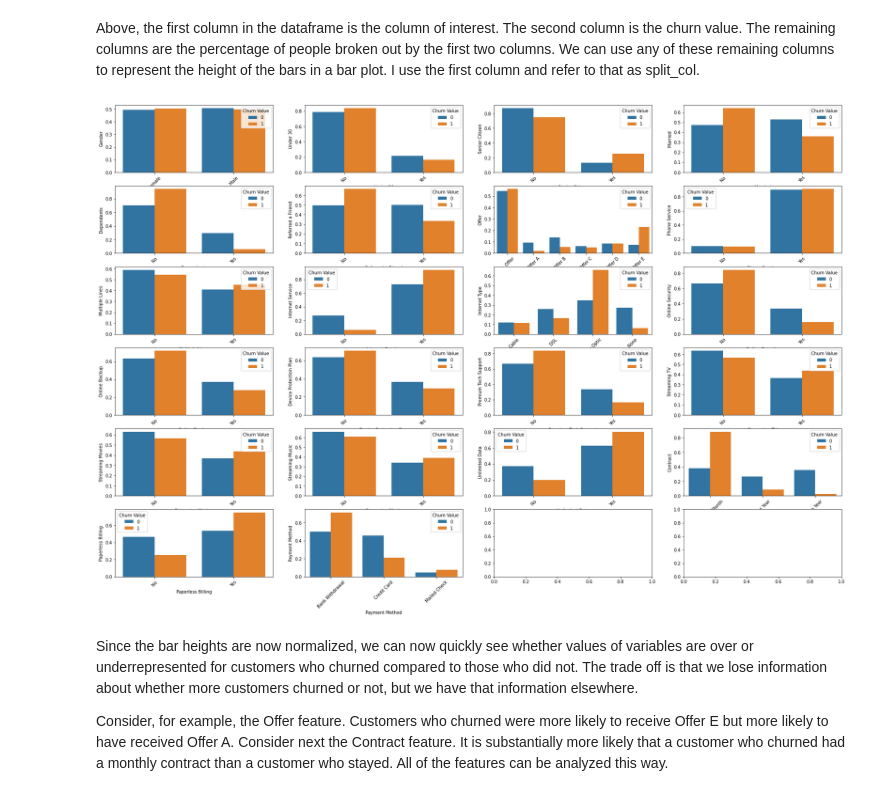
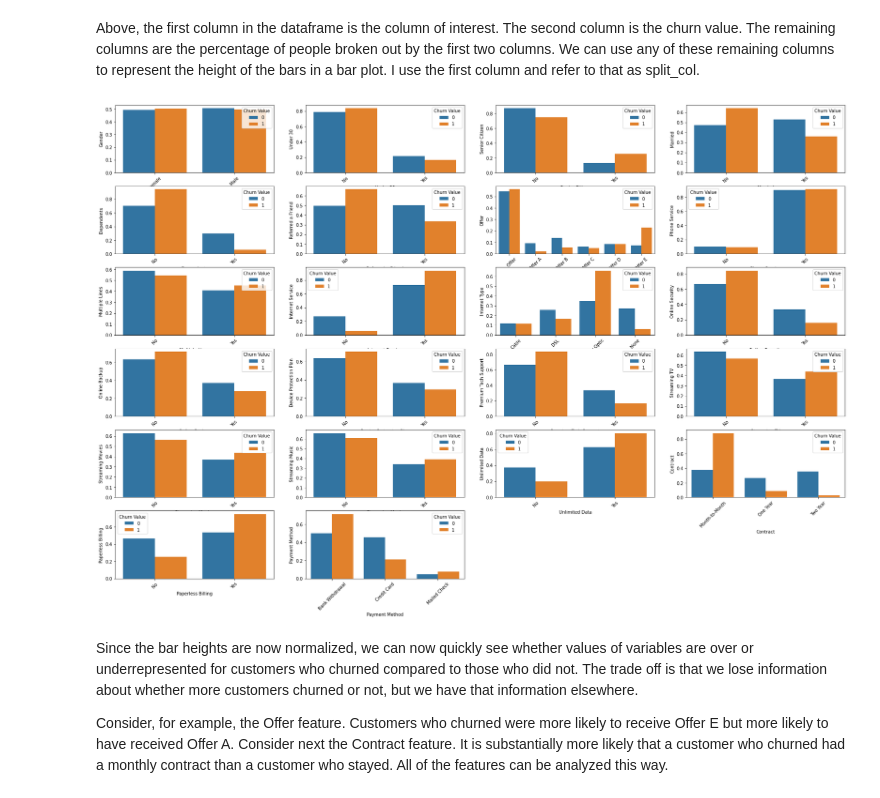
Before and after one commit to penichols10/telco_churn, a Jupyter notebook: telco_churn.ipynb, the cells around one changed output. Cells and saved outputs as stored; diff of their text form; code cells hidden in the pictures.

```diff
--- a/telco_churn.ipynb
+++ b/telco_churn.ipynb
@@ -303,4 +297,8 @@ fig, axes = plt.subplots(5, 4, figsize=(25,20))
 
 for i, (ax, col) in enumerate(zip(np.ravel(axes), df[numerical].columns)):
     sns.histplot(data=df[numerical], x=col, ax=ax)
+
+for i, ax in enumerate(np.ravel(axes)):
+        if i > len(df[numerical].columns)-1:
+            ax.axis('off')
 # %% [output]
@@ -315,4 +313,8 @@ fig, axes = plt.subplots(4, 5, figsize=(25,20))
 
 for i, (ax, col) in enumerate(zip(np.ravel(axes), df[numerical].columns)):
     sns.violinplot(data=df[numerical],  x=df['Churn Value'], y=col, inner='quartile', ax=ax)
+
+for i, ax in enumerate(np.ravel(axes)):
+        if i > len(df[numerical].columns)-1:
+            ax.axis('off')
 # %% [output]
@@ -337,4 +339,8 @@ fig, axes = plt.subplots(4, 6, figsize=(30,20))
 for i, (ax, col) in enumerate(zip(np.ravel(axes), df[categorical].columns)):
     sns.countplot(data=df[categorical], x=col, ax=ax)
     ax.tick_params(axis='x', rotation=45)
+
+for i, ax in enumerate(np.ravel(axes)):
+        if i > len(df[categorical].columns)-1:
+            ax.axis('off')
 # %% [output]
@@ -375,13 +381,17 @@ Above, the first column in the dataframe is the column of interest. The second c
 # %%
 fig, axes = plt.subplots(6, 4, figsize=(30,20))
 
 for i, (ax, col) in enumerate(zip(np.ravel(axes), df[[feat for feat in categorical if feat != 'Churn Value']].columns)):
     df_perc, split_col = churn_percentage_by_category(col)
     sns.barplot(data=df_perc, x=col, y=split_col, hue='Churn Value', ax=ax)
     ax.set_ylabel(col)
     ax.tick_params(axis='x', rotation=45)
+
+for i, ax in enumerate(np.ravel(axes)):
+        if i > len(df[[feat for feat in categorical if feat != 'Churn Value']].columns)-1:
+            ax.axis('off')
 # %% [output]
-[figure, old version]
+[figure, new version]
 # %% [markdown]
 Since the bar heights are now normalized, we can now quickly see whether values of variables are over or underrepresented for customers who churned compared to those who did not. The trade off is that we lose information about whether more customers churned or not, but we have that information elsewhere.
 
```
Also changed, not shown: parts of 37 cells of this notebook, 1 other file.
